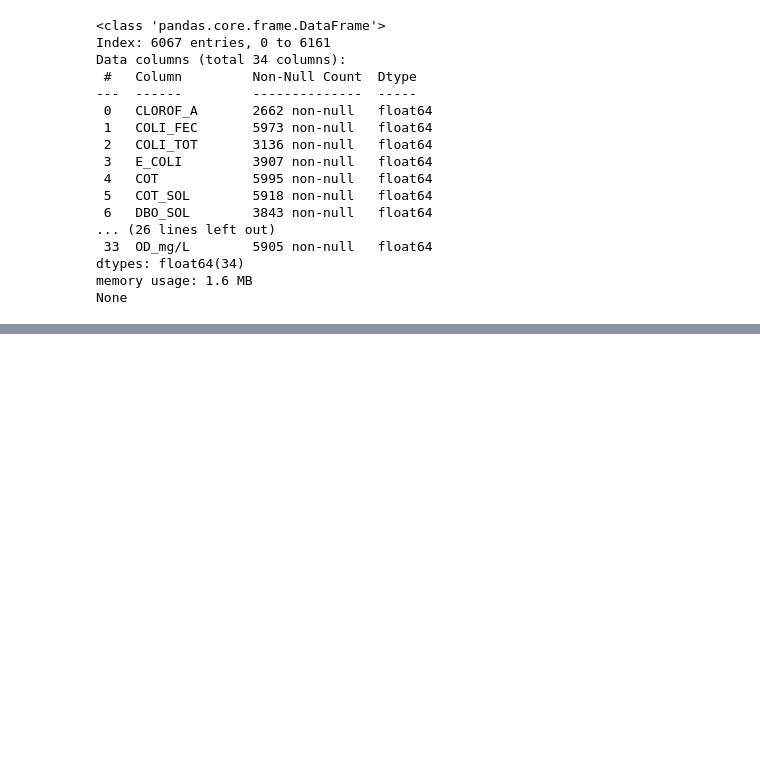
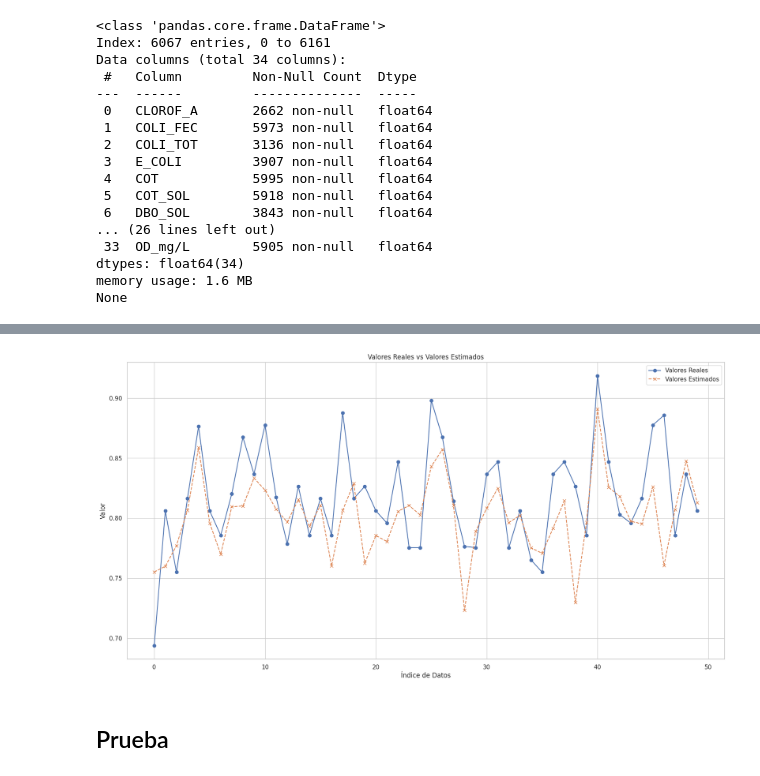
Before and after one commit to SahirReyes30/ANN_forecast, a Jupyter notebook: ANN.ipynb, the cells around one changed output, grey strips where cells are left out. Cells and saved outputs as stored; diff of their text form; code cells hidden in the pictures; blank space fills up the shorter version.

```diff
--- a/ANN.ipynb
+++ b/ANN.ipynb
@@ -144,0 +365,24 @@ Name: pH_CAMPO, Length: 6067, dtype: float64
+# %%
+from sklearn.metrics import mean_squared_error
+
+# Tomar 100 valores de X_test para hacer pruebas
+num_valores_prueba = 50
+valores_prueba = X_test[:num_valores_prueba]
+
+# Estimar los valores correspondientes con el modelo
+valores_estimados = model.predict(valores_prueba)
+
+# Tomar los valores reales correspondientes a los primeros 100 datos de prueba
+valores_reales = y_test[:num_valores_prueba]
+
+for estimado, real in zip(valores_estimados, valores_reales):
+    print(f"Valor estimado: {estimado}, Valor real: {real}")
+
+# Calcular el MSE
+mse = mean_squared_error(valores_reales, valores_estimados)
+
+print("Error Cuadrático Medio (MSE) en los primeros " + str(num_valores_prueba) + " datos de prueba:", mse)
+
+#calcular el rmse
+rmse = np.sqrt(mse)
+print("Raíz del Error Cuadrático Medio (RMSE) en los primeros " + str(num_valores_prueba) + " datos de prueba:", rmse)
@@ -145,3 +407,22 @@ Name: pH_CAMPO, Length: 6067, dtype: float64
+# %%
+plt.figure(figsize=(20, 10))
+plt.plot(valores_reales, label='Valores Reales', marker='o', linestyle='-')
+plt.plot(valores_estimados, label='Valores Estimados', marker='x', linestyle='--')
+
+# Etiquetas y título
+plt.xlabel('Índice de Datos')
+plt.ylabel('Valor')
+plt.title('Valores Reales vs Valores Estimados')
+
+# Leyenda
+plt.legend()
+
+# Mostrar la gráfica
+plt.show()
+# %% [output]
+[figure, added]
+# %% [markdown]
+## Prueba
 # %%
 
 # Separa las características (X) de la variable objetivo (y)
```
Also changed, not shown: parts of 25 cells of this notebook.
